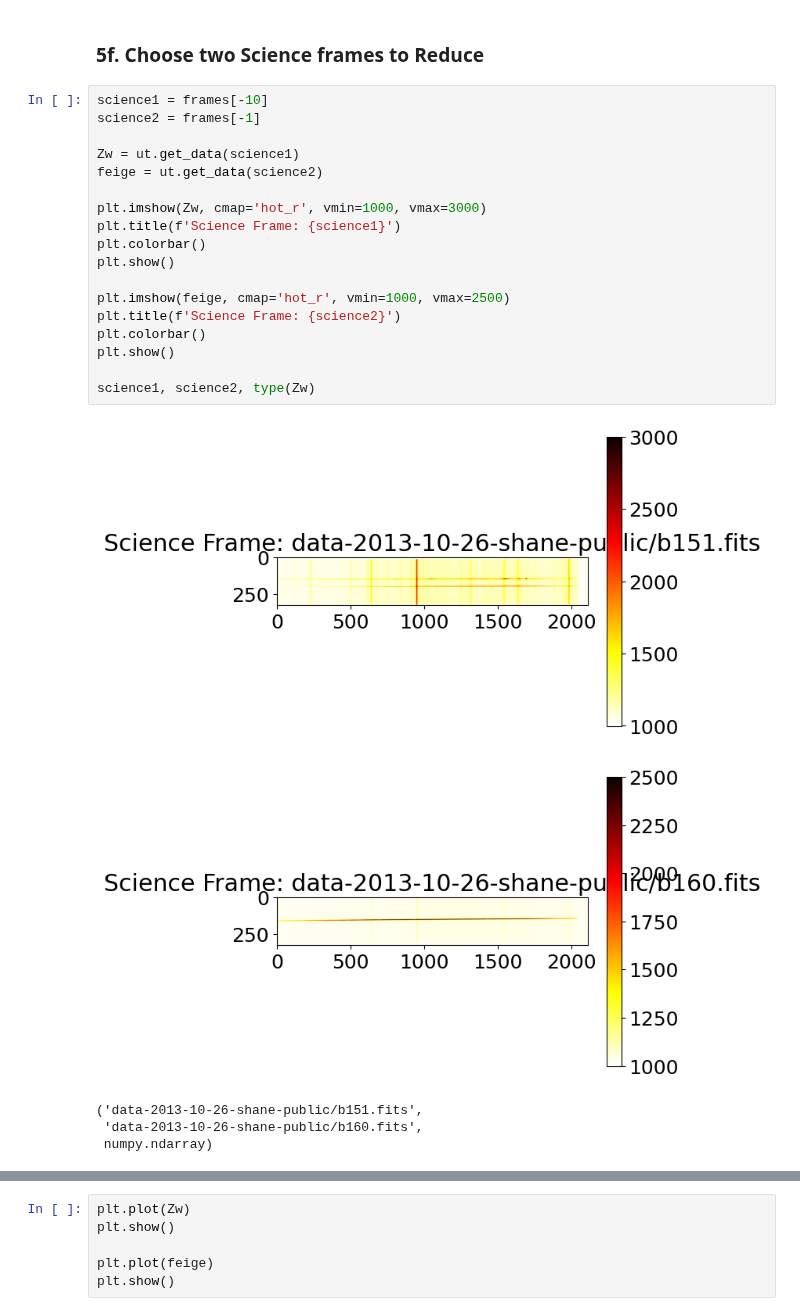
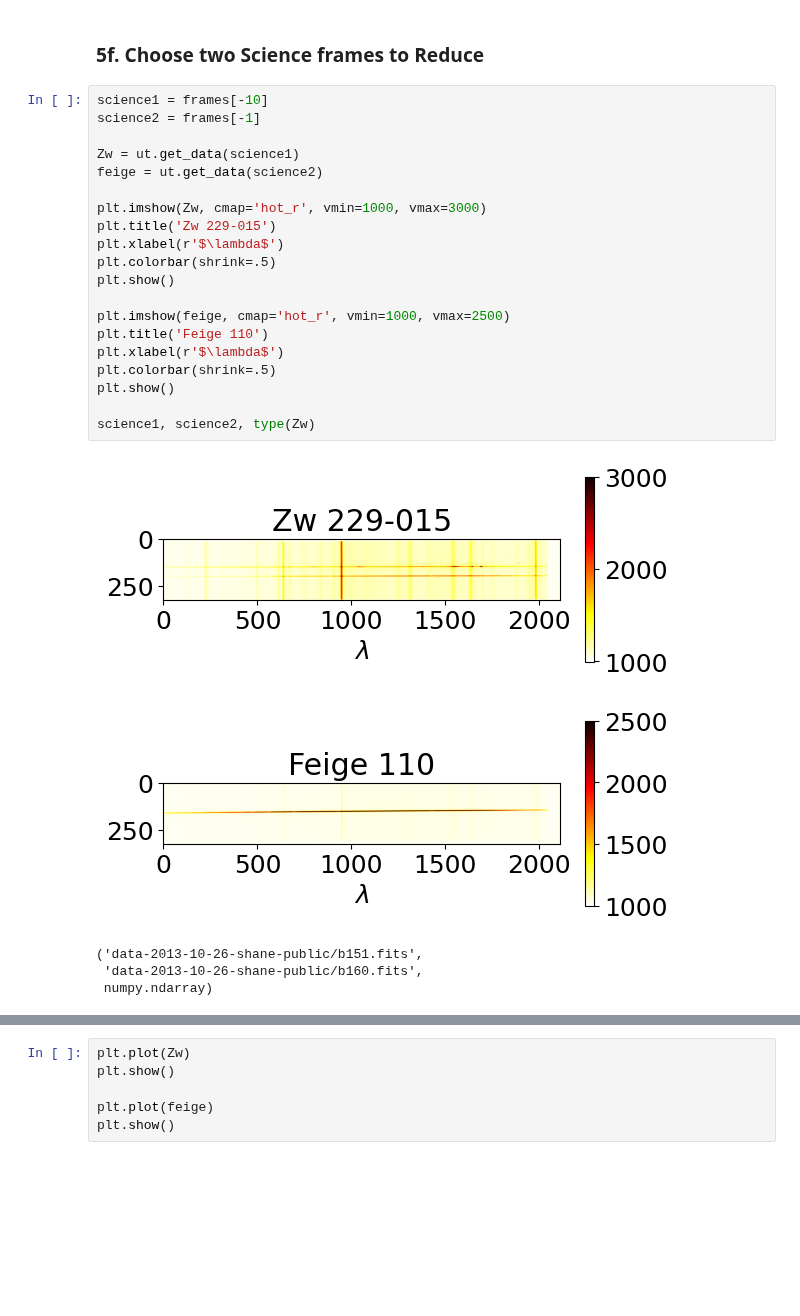
Before and after one commit to parkergeorge30/ASTRO150, a Jupyter notebook: Lab2.ipynb, the cells around one changed output, grey strips where cells are left out. Cells and saved outputs as stored; diff of their text form; blank space fills up the shorter version.

```diff
--- a/Lab2.ipynb
+++ b/Lab2.ipynb
@@ -378,24 +386,26 @@ plt.show()
 # %%
 science1 = frames[-10]
 science2 = frames[-1]
 
 Zw = ut.get_data(science1)
 feige = ut.get_data(science2)
 
 plt.imshow(Zw, cmap='hot_r', vmin=1000, vmax=3000)
-plt.title(f'Science Frame: {science1}')
-plt.colorbar()
+plt.title('Zw 229-015')
+plt.xlabel(r'$\lambda$')
+plt.colorbar(shrink=.5)
 plt.show()
 
 plt.imshow(feige, cmap='hot_r', vmin=1000, vmax=2500)
-plt.title(f'Science Frame: {science2}')
-plt.colorbar()
+plt.title('Feige 110')
+plt.xlabel(r'$\lambda$')
+plt.colorbar(shrink=.5)
 plt.show()
 
 science1, science2, type(Zw)
 # %% [output]
-[figure, old version]
+[figure, new version]
-[figure, old version]
+[figure, new version]
 ('data-2013-10-26-shane-public/b151.fits',
  'data-2013-10-26-shane-public/b160.fits',
  numpy.ndarray)
```
Also changed, not shown: parts of 7 cells of this notebook.
